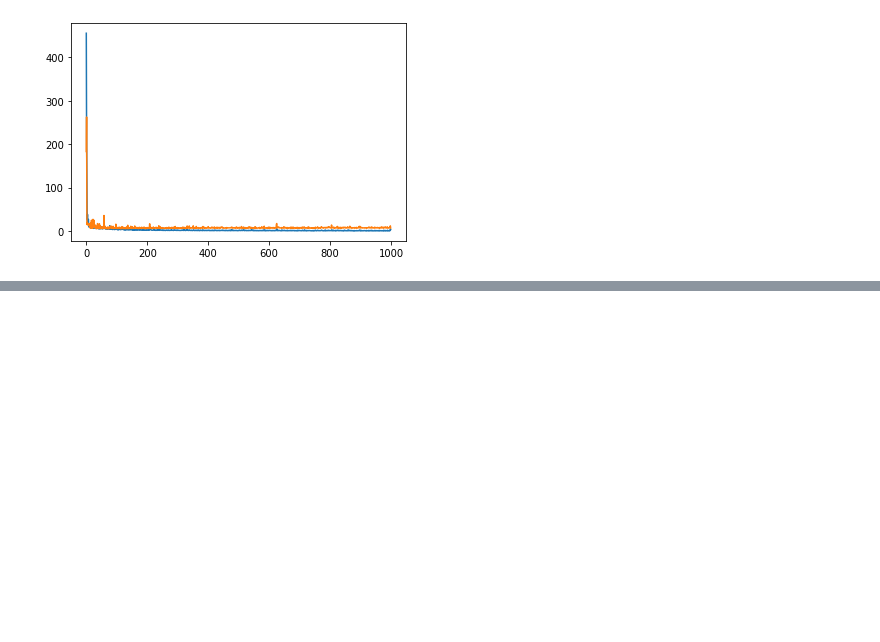
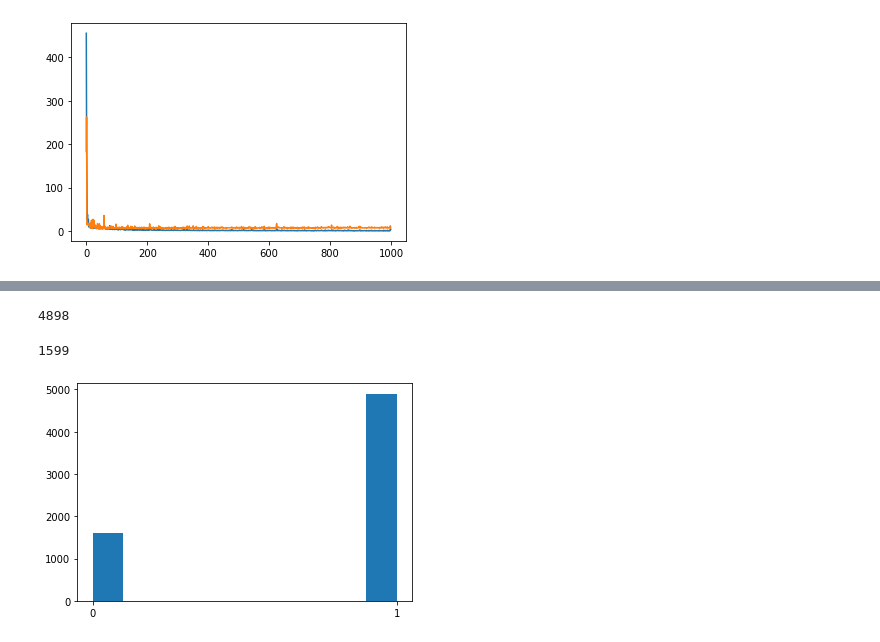
Before and after one commit to clappingmin/deeplearning, a Jupyter notebook: day01.ipynb, the cells around one changed output, grey strips where cells are left out. Saved outputs shown, nothing was run; the diff lists cells and outputs as text; code cells hidden in the pictures; blank space fills up the shorter version.

```diff
--- a/day01.ipynb
+++ b/day01.ipynb
@@ -161,0 +277,31 @@ array([[1.23247e+00, 0.00000e+00, 8.14000e+00, ..., 2.10000e+01,
+# %%
+import pandas as pd
+red = pd.read_csv('http://archive.ics.uci.edu/ml/machine-learning-databases/wine-quality/winequality-red.csv', sep=';')
+white = pd.read_csv('http://archive.ics.uci.edu/ml/machine-learning-databases/wine-quality/winequality-white.csv', sep=';')
+
+
+# fixed acidity	고정산, 와인의 산도를 제어
+# volatile acidity	휘발산, 와인의 향과 연관
+# citric acid	구연산, 와인의 신선함을 올림
+# residual sugar	잔여 당분, 와인의 단 맛 올림
+# chlorides	염화물, 와인의 짠 맛의 원인
+# free sulfur dioxide	황 화합물, 와인을 오래 보관하게 함
+# total sulfur dioxide	황 화합물, 와인을 오래 보관하게 함
+# density	밀도, 와인의 무게감을 나타냄
+# pH	산성도, 와인의 신 맛의 정도
+# sulphates	황 화합물, 와인을 오래 보관하게 함
+# alcohol	알코올, 와인의 단 맛과 무게감에 영향
+# quality	와인의 품질	3,4,5,6,7,8
+
+# 실습문제
+# red 와인은 0, white 와인은 1로 type컬럼에 추가하시오.
+# red와 white를 합치시오. concat 사용
+# red와 white의 각각의 개수를 구하시오.
+# minmaxscale로 정규화하시오.
+# 데이터를 섞은 후 80:20으로 분할 하시오. train_X, test_X, train_Y, test_Y
+# numpy 배열로 변환하시오. ( to_numpy()사용 )
+
+#==========================================
+
+# train_Y, test_Y는 원핫 인코딩으로 변환하시오.
+# 모델생성....
@@ -161,0 +330,2 @@ array([[1.23247e+00, 0.00000e+00, 8.14000e+00, ..., 2.10000e+01,
+# %%
+red['type']=0
@@ -161,0 +342,3 @@ array([[1.23247e+00, 0.00000e+00, 8.14000e+00, ..., 2.10000e+01,
+# %%
+white['type']=1
+white.sample(6)
@@ -161,0 +353,2 @@ array([[1.23247e+00, 0.00000e+00, 8.14000e+00, ..., 2.10000e+01,
+# %%
+wine = pd.concat([red, white], axis=0)
@@ -161,0 +390,17 @@ array([[1.23247e+00, 0.00000e+00, 8.14000e+00, ..., 2.10000e+01,
+# %%
+wine['type'][wine['type']==1].count()
+# %% [output]
+4898
+# %%
+wine['type'][wine['type']==0].count()
+# %% [output]
+1599
+# %%
+wine['type'].value_counts()
+
+import matplotlib.pyplot as plt
+plt.hist(wine['type'])
+plt.xticks([0, 1])
+plt.show()
+# %% [output]
+[figure, added]
```
Also changed, not shown: parts of 20 cells of this notebook.
